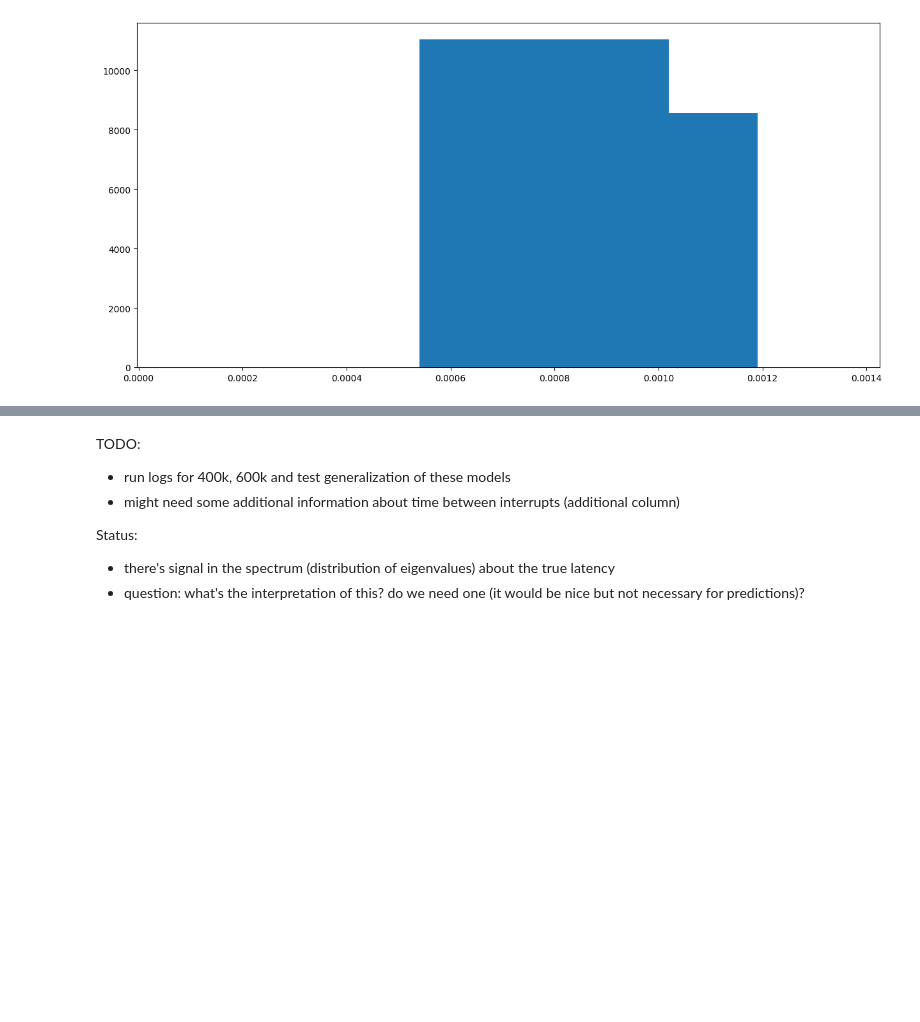
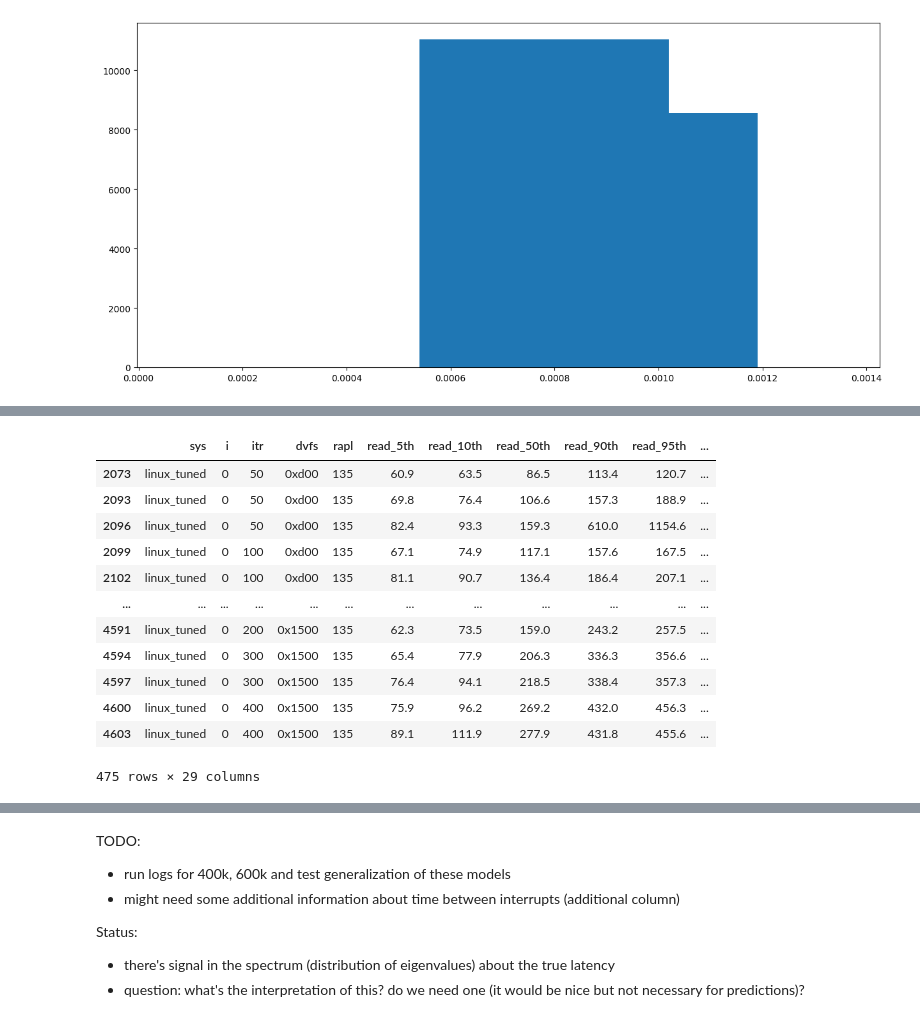
Before and after one commit to awadyn/network_exec_energy_study, a Jupyter notebook: full_logs/Analysis of correlation eigenvalues.ipynb, the cells around one changed output, grey strips where cells are left out. Saved outputs shown, nothing was run; the diff lists cells and outputs as text; code cells hidden in the pictures; blank space fills up the shorter version.

```diff
--- a/full_logs/Analysis of correlation eigenvalues.ipynb
+++ b/full_logs/Analysis of correlation eigenvalues.ipynb
@@ -101,0 +222,18 @@ bins:  [6.13272625e-05 5.40483785e-04 1.01964031e-03 1.19014160e-03
+# %%
+summary_df = pd.read_csv('mcd_combined.csv', sep=' ')
+summary_df = summary_df[(summary_df['sys'] == 'linux_tuned') & (summary_df['rapl'] == 135) & (summary_df['i'] == 0)].copy()
+summary_df
+# %% [output]
+|  | sys | i | itr | dvfs | rapl | read_5th | read_10th | read_50th | read_90th | read_95th | ... |
+| 2073 | linux_tuned | 0 | 50 | 0xd00 | 135 | 60.9 | 63.5 | 86.5 | 113.4 | 120.7 | ... |
+| 2093 | linux_tuned | 0 | 50 | 0xd00 | 135 | 69.8 | 76.4 | 106.6 | 157.3 | 188.9 | ... |
+| 2096 | linux_tuned | 0 | 50 | 0xd00 | 135 | 82.4 | 93.3 | 159.3 | 610.0 | 1154.6 | ... |
+| 2099 | linux_tuned | 0 | 100 | 0xd00 | 135 | 67.1 | 74.9 | 117.1 | 157.6 | 167.5 | ... |
+| 2102 | linux_tuned | 0 | 100 | 0xd00 | 135 | 81.1 | 90.7 | 136.4 | 186.4 | 207.1 | ... |
+| ... | ... | ... | ... | ... | ... | ... | ... | ... | ... | ... | ... |
+| 4591 | linux_tuned | 0 | 200 | 0x1500 | 135 | 62.3 | 73.5 | 159.0 | 243.2 | 257.5 | ... |
+| 4594 | linux_tuned | 0 | 300 | 0x1500 | 135 | 65.4 | 77.9 | 206.3 | 336.3 | 356.6 | ... |
+| 4597 | linux_tuned | 0 | 300 | 0x1500 | 135 | 76.4 | 94.1 | 218.5 | 338.4 | 357.3 | ... |
+| 4600 | linux_tuned | 0 | 400 | 0x1500 | 135 | 75.9 | 96.2 | 269.2 | 432.0 | 456.3 | ... |
+| 4603 | linux_tuned | 0 | 400 | 0x1500 | 135 | 89.1 | 111.9 | 277.9 | 431.8 | 455.6 | ... |
+475 rows × 29 columns
```
Also changed, not shown: parts of 15 cells of this notebook.
